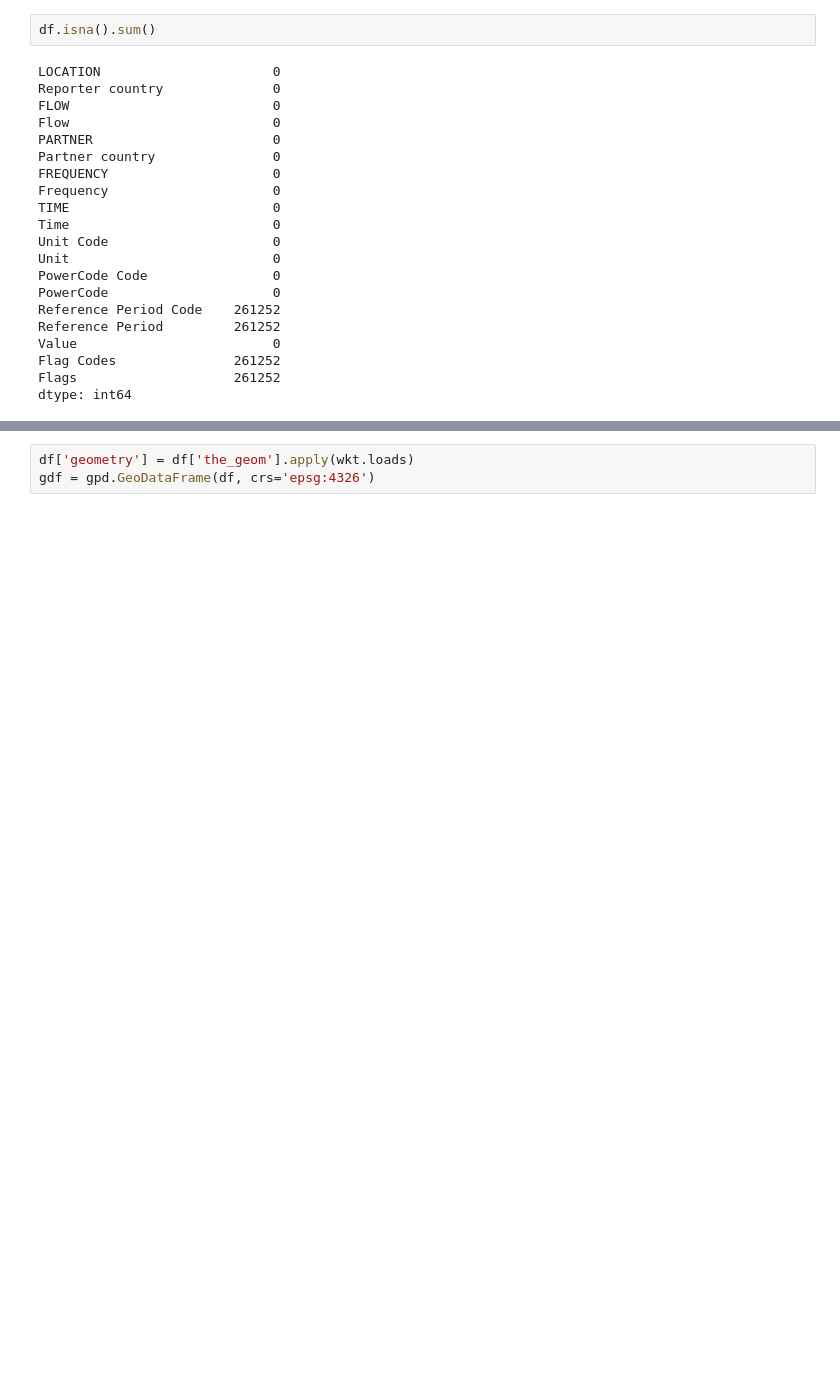
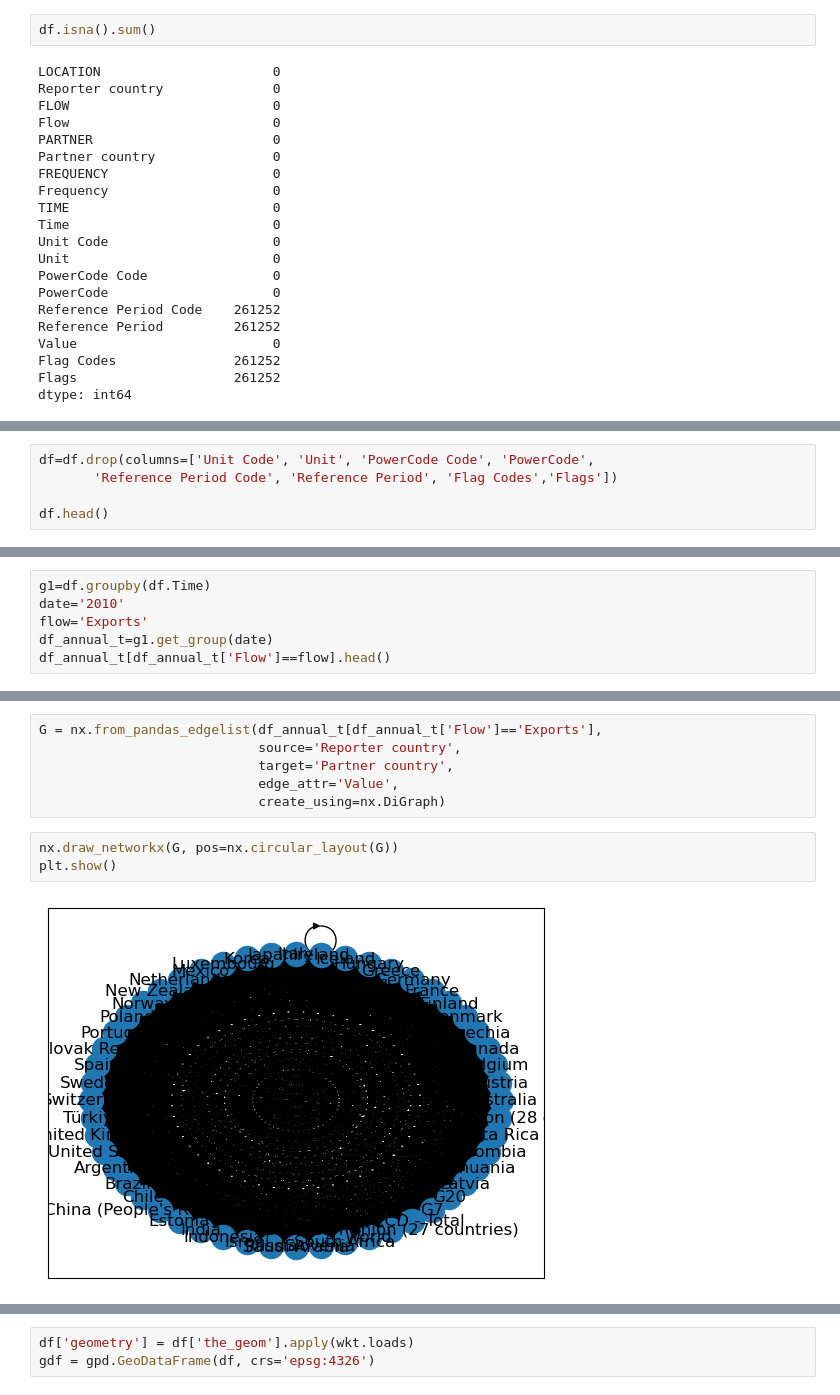
Before and after one commit to divyansh7877/OECD-Trade-Statistics, a Jupyter notebook: pre_process.ipynb, the cells around one changed output, grey strips where cells are left out. Saved outputs shown, nothing was run; the diff lists cells and outputs as text; blank space fills up the shorter version.

```diff
--- a/pre_process.ipynb
+++ b/pre_process.ipynb
@@ -60,0 +101,5 @@ dtype: int64
+# %%
+df=df.drop(columns=['Unit Code', 'Unit', 'PowerCode Code', 'PowerCode',
+       'Reference Period Code', 'Reference Period', 'Flag Codes','Flags'])
+
+df.head()
@@ -60,0 +168,6 @@ dtype: int64
+# %%
+g1=df.groupby(df.Time)
+date='2010'
+flow='Exports'
+df_annual_t=g1.get_group(date)
+df_annual_t[df_annual_t['Flow']==flow].head()
@@ -60,0 +181,11 @@ dtype: int64
+# %%
+G = nx.from_pandas_edgelist(df_annual_t[df_annual_t['Flow']=='Exports'],
+                            source='Reporter country',
+                            target='Partner country',
+                            edge_attr='Value',
+                            create_using=nx.DiGraph)
+# %%
+nx.draw_networkx(G, pos=nx.circular_layout(G))
+plt.show()
+# %% [output]
+[figure, added]
```
Also changed, not shown: parts of 15 cells of this notebook, 3 other files.
